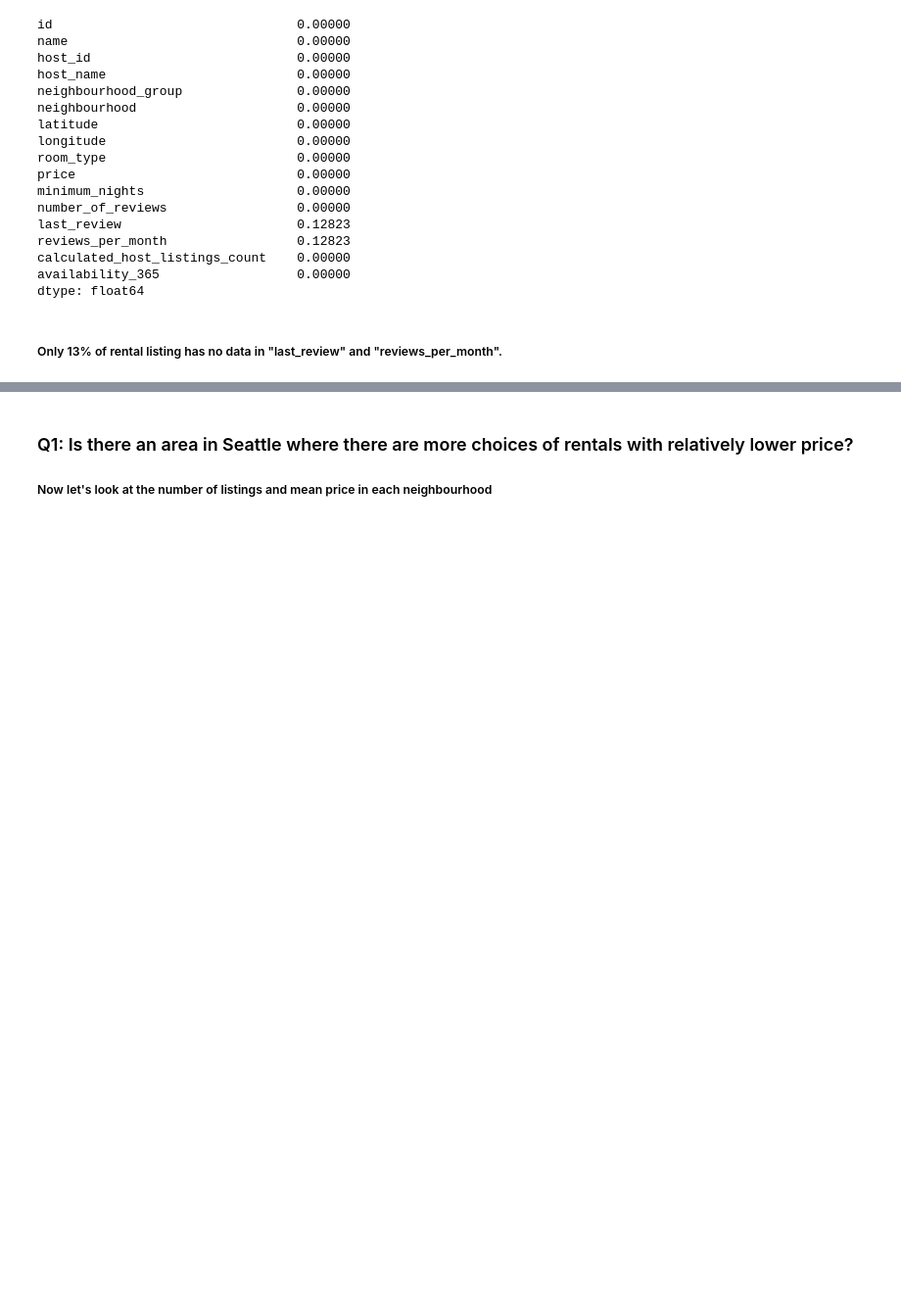
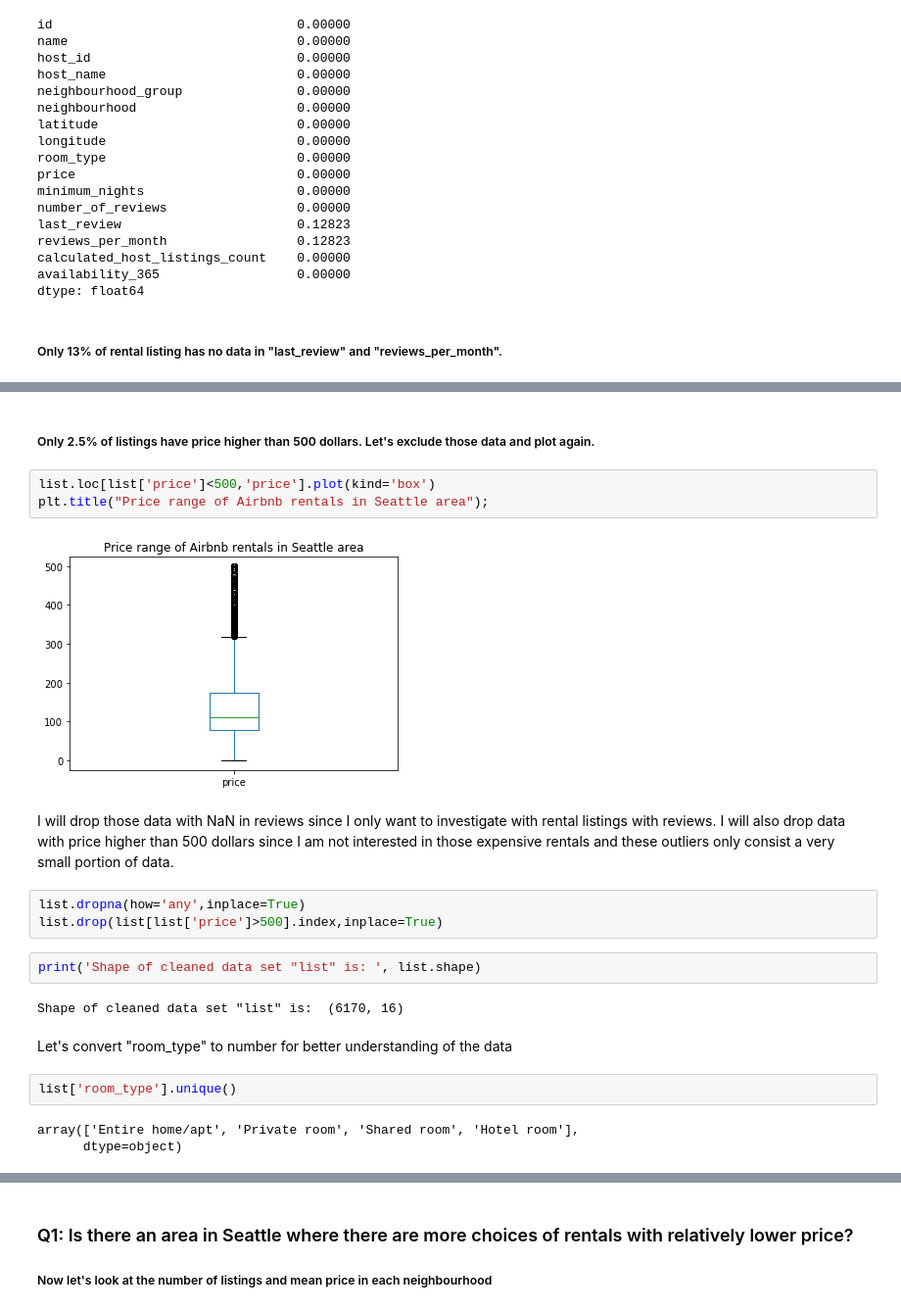
Before and after one commit to texcindy99/Find_My_Favorite_Airbnb_Rental_in_Seattle, a Jupyter notebook: Seattle_Airbnb_Investigation.ipynb, the cells around one changed output, grey strips where cells are left out. Shown: that part at 98% size. Drawn from its saved outputs; the diff is of its cells as text; blank space fills up the shorter version.

```diff
--- a/Seattle_Airbnb_Investigation.ipynb
+++ b/Seattle_Airbnb_Investigation.ipynb
@@ -97,0 +130,23 @@ dtype: float64
+# %% [markdown]
+##### Only 2.5% of listings have price higher than 500 dollars. Let's exclude those data and plot again.
+# %%
+list.loc[list['price']<500,'price'].plot(kind='box')
+plt.title("Price range of Airbnb rentals in Seattle area");
+# %% [output]
+[figure, added]
+# %% [markdown]
+I will drop those data with NaN in reviews since I only want to investigate with rental listings with reviews. I will also drop data with price higher than 500 dollars since I am not interested in those expensive rentals and these outliers only consist a very small portion of data.
+# %%
+list.dropna(how='any',inplace=True)
+list.drop(list[list['price']>500].index,inplace=True)
+# %%
+print('Shape of cleaned data set "list" is: ', list.shape)
+# %% [output]
+Shape of cleaned data set "list" is:  (6170, 16)
+# %% [markdown]
+Let's convert "room_type" to number for better understanding of the data
+# %%
+list['room_type'].unique()
+# %% [output]
+array(['Entire home/apt', 'Private room', 'Shared room', 'Hotel room'],
+      dtype=object)
```
Also changed, not shown: parts of 50 cells of this notebook.
